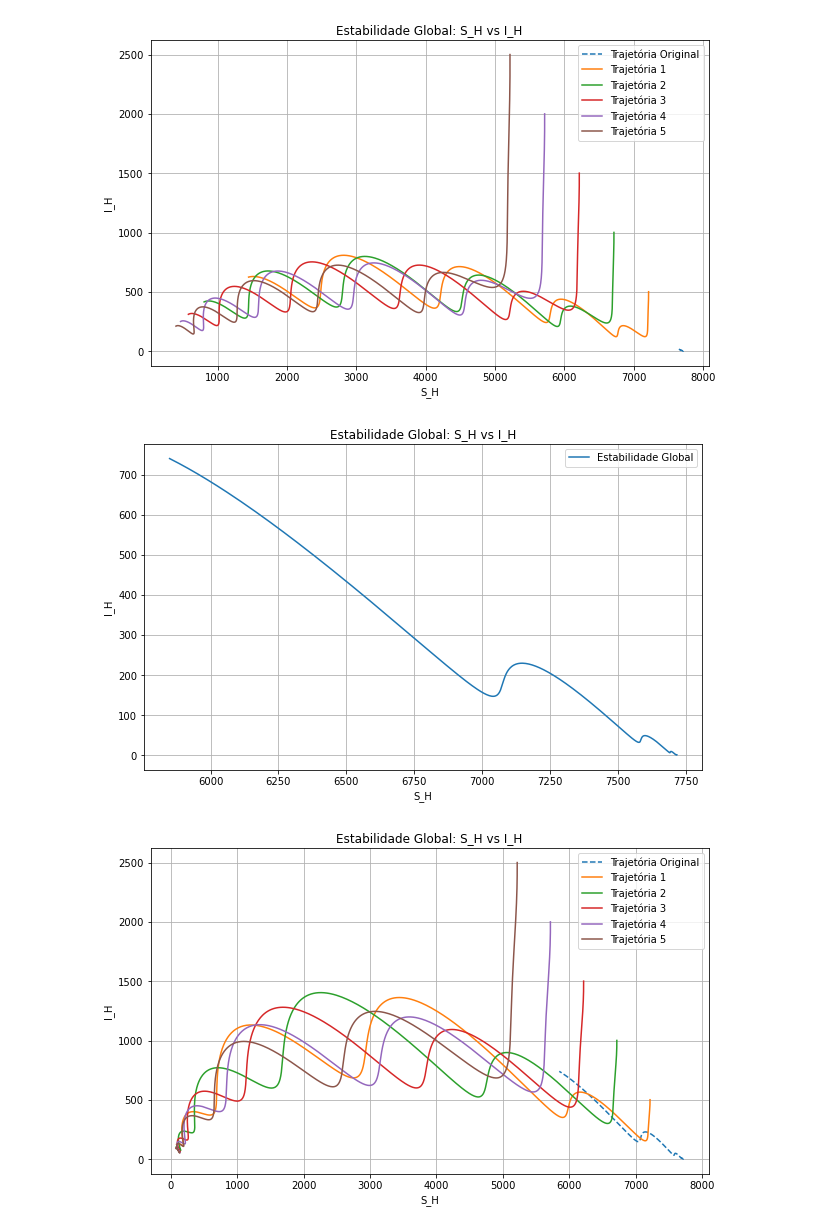
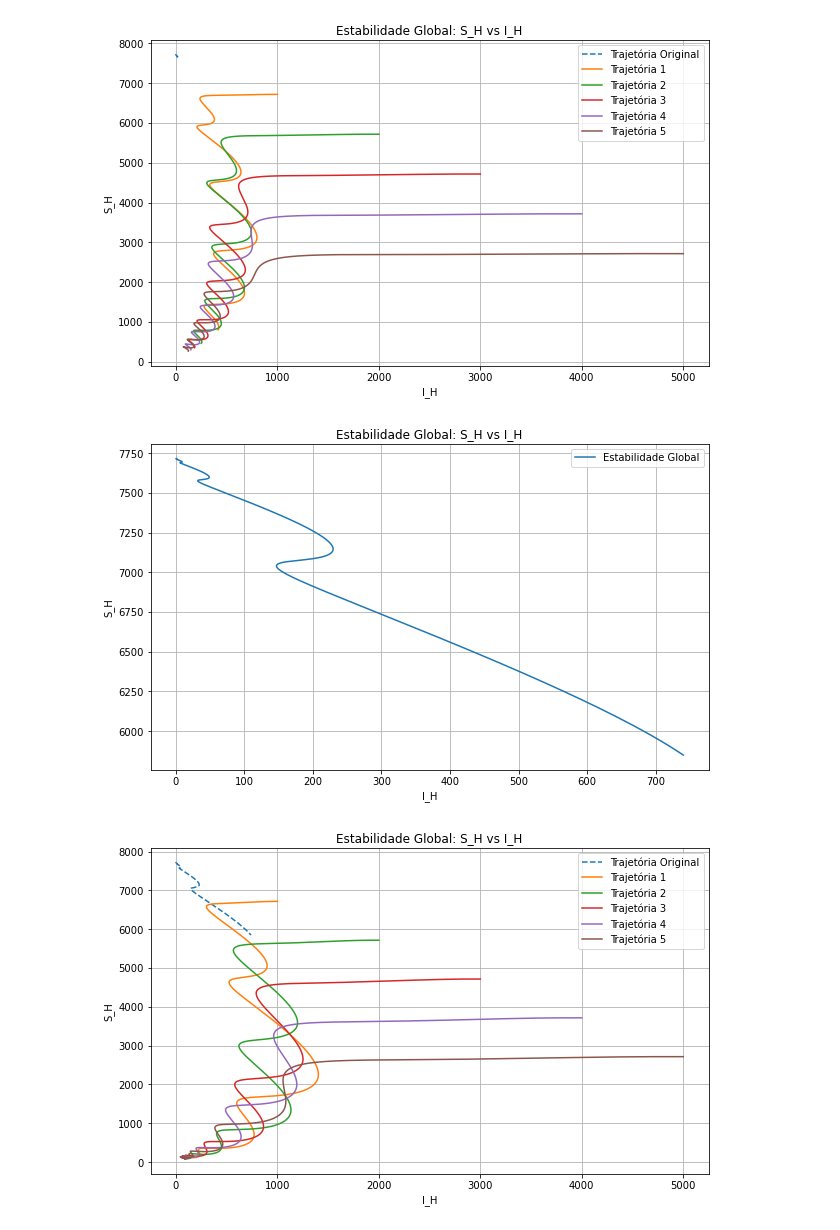
Before and after one commit to RaphaLevy/TCC, a Jupyter notebook: Modelagem_com_Dinamica_Pop/Plot_SH_por_IH.ipynb, the cells around one changed output. Drawn from its saved outputs; the diff is of its cells as text; code cells hidden in the pictures.

```diff
--- a/Modelagem_com_Dinamica_Pop/Plot_SH_por_IH.ipynb
+++ b/Modelagem_com_Dinamica_Pop/Plot_SH_por_IH.ipynb
@@ -195,12 +195,12 @@ plt.figure(figsize=(10, 6))
 
 original_solution = solve_ivp(model, t_span, initial_conditions, args=args, method='RK45', dense_output=True)
 original_z_values = original_solution.sol(t_values)
-plt.plot(original_z_values[0], original_z_values[1], label='Trajetória Original', linestyle='--')
+plt.plot(original_z_values[1], original_z_values[0], label='Trajetória Original', linestyle='--')
 
 for i in range(num_trajectories):
 
-    initial_conditions[0] -= 500  # Aumentando o número de infectados inicial em 500
-    initial_conditions[1] += 500
+    initial_conditions[0] -= 1000  # Aumentando o número de infectados inicial em 1000
+    initial_conditions[1] += 1000
     solution = solve_ivp(model, t_span, initial_conditions, args=args, method='RK45', dense_output=True)
 
     # Extrai os resultados
@@ -208,11 +208,11 @@ for i in range(num_trajectories):
     z_values = solution.sol(t_values)
 
     # Plota S_H vs I_H para cada trajetória
-    plt.plot(z_values[0], z_values[1], label=f'Trajetória {i+1}')
+    plt.plot(z_values[1], z_values[0], label=f'Trajetória {i+1}')
 
 plt.title('Estabilidade Global: S_H vs I_H')
-plt.xlabel('S_H')
-plt.ylabel('I_H')
+plt.xlabel('I_H')
+plt.ylabel('S_H')
 plt.legend()
 plt.grid(True)
 plt.show()
@@ -262,12 +262,12 @@ plt.figure(figsize=(10, 6))
 
 original_solution = solve_ivp(model, t_span, initial_conditions, args=args, method='RK45', dense_output=True)
 original_z_values = original_solution.sol(t_values)
-plt.plot(original_z_values[0], original_z_values[1], label='Trajetória Original', linestyle='--')
+plt.plot(original_z_values[1], original_z_values[0], label='Trajetória Original', linestyle='--')
 
 for i in range(num_trajectories):
 
-    initial_conditions[0] -= 500  # Aumentando o número de infectados inicial em 500
-    initial_conditions[1] += 500
+    initial_conditions[0] -= 1000  # Aumentando o número de infectados inicial em 1000
+    initial_conditions[1] += 1000
     solution = solve_ivp(model, t_span, initial_conditions, args=args, method='RK45', dense_output=True)
 
     # Extrai os resultados
@@ -275,16 +275,16 @@ for i in range(num_trajectories):
     z_values = solution.sol(t_values)
 
     # Plota S_H vs I_H para cada trajetória
-    plt.plot(z_values[0], z_values[1], label=f'Trajetória {i+1}')
+    plt.plot(z_values[1], z_values[0], label=f'Trajetória {i+1}')
 
 plt.title('Estabilidade Global: S_H vs I_H')
-plt.xlabel('S_H')
-plt.ylabel('I_H')
+plt.xlabel('I_H')
+plt.ylabel('S_H')
 plt.legend()
 plt.grid(True)
 plt.show()
 # %% [output]
-[figure, old version]
+[figure, new version]
 # %%
 k=3
 # %%
@@ -306,49 +306,49 @@ z_values = solution.sol(t_values)
 
 # Plota S_H vs I_H
 plt.figure(figsize=(10, 6))
-plt.plot(z_values[0], z_values[1], label='Estabilidade Global')
+plt.plot(z_values[1], z_values[0], label='Estabilidade Global')
 plt.title('Estabilidade Global: S_H vs I_H')
-plt.xlabel('S_H')
-plt.ylabel('I_H')
+plt.xlabel('I_H')
+plt.ylabel('S_H')
 plt.legend()
 plt.grid(True)
 plt.show()
 # %% [output]
-[figure, old version]
+[figure, new version]
 # %%
 t_span = (0, 1825)
 
 # Condições iniciais
 initial_conditions = [S_H0, I_H0, R_H0, S_M0, E_M0, I_M0]
 
 # Número de trajetórias a anlisar
 num_trajectories = 5
 
 # Plotagem das múltiplas trajetórias
 plt.figure(figsize=(10, 6))
 
 original_solution = solve_ivp(model, t_span, initial_conditions, args=args, method='RK45', dense_output=True)
 original_z_values = original_solution.sol(t_values)
-plt.plot(original_z_values[0], original_z_values[1], label='Trajetória Original', linestyle='--')
+plt.plot(original_z_values[1], original_z_values[0], label='Trajetória Original', linestyle='--')
 
 for i in range(num_trajectories):
 
-    initial_conditions[0] -= 500  # Aumentando o número de infectados inicial em 500
-    initial_conditions[1] += 500
+    initial_conditions[0] -= 1000  # Aumentando o número de infectados inicial em 1000
+    initial_conditions[1] += 1000
     solution = solve_ivp(model, t_span, initial_conditions, args=args, method='RK45', dense_output=True)
 
     # Extrai os resultados
     t_values = np.linspace(t_span[0], t_span[1], 1000)
     z_values = solution.sol(t_values)
 
     # Plota S_H vs I_H para cada trajetória
-    plt.plot(z_values[0], z_values[1], label=f'Trajetória {i+1}')
+    plt.plot(z_values[1], z_values[0], label=f'Trajetória {i+1}')
 
 plt.title('Estabilidade Global: S_H vs I_H')
-plt.xlabel('S_H')
-plt.ylabel('I_H')
+plt.xlabel('I_H')
+plt.ylabel('S_H')
 plt.legend()
 plt.grid(True)
 plt.show()
 # %% [output]
-[figure, old version]
+[figure, new version]
```
Also changed, not shown: parts of 12 cells of this notebook.
